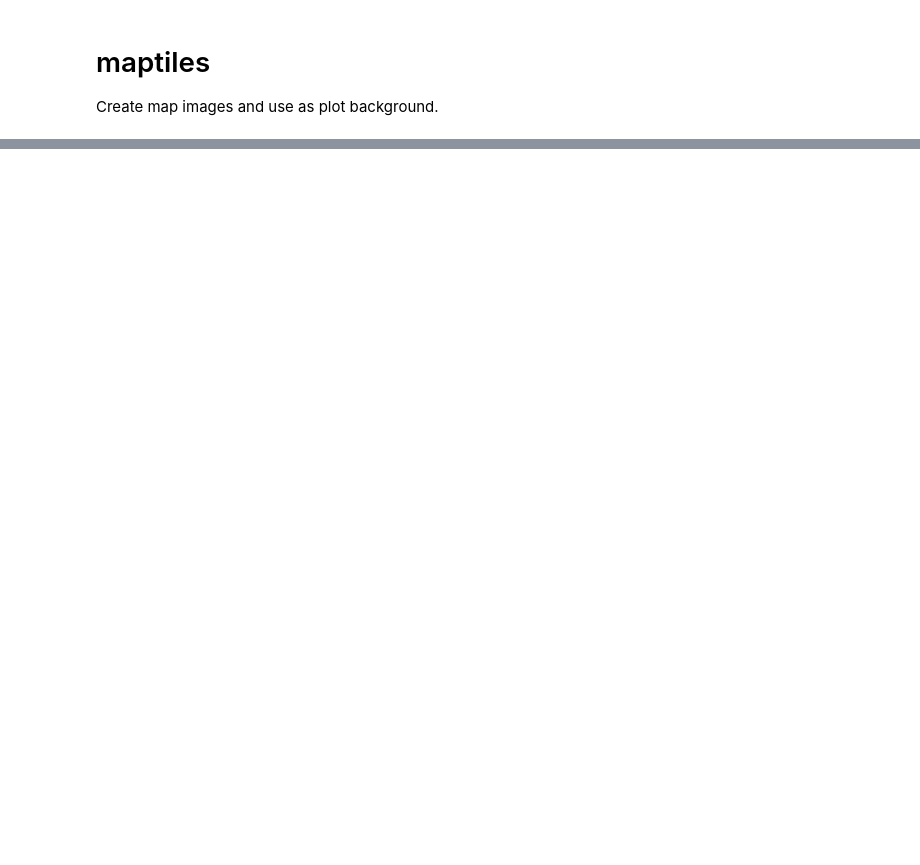
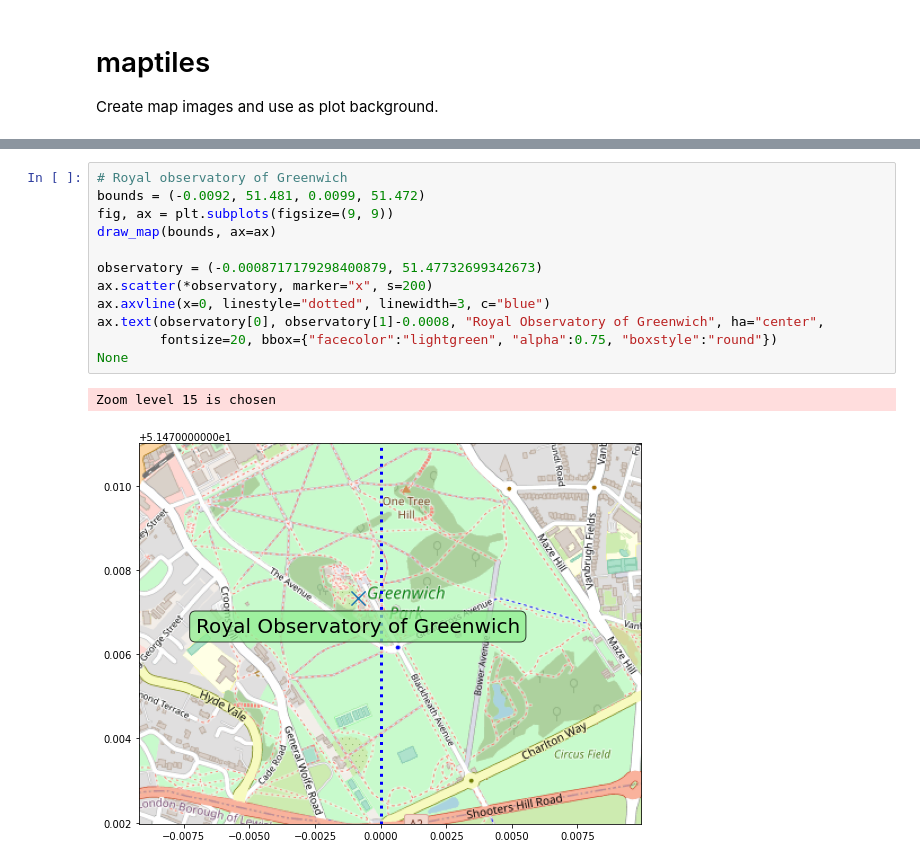
Before and after one commit to kota7/maptiles, a Jupyter notebook: example.ipynb, the cells around one changed output, grey strips where cells are left out. Saved outputs shown, nothing was run; the diff lists cells and outputs as text; blank space fills up the shorter version.

```diff
--- a/example.ipynb
+++ b/example.ipynb
@@ -50,0 +67,15 @@ Zoom level 18 is chosen
+# %%
+# Royal observatory of Greenwich
+bounds = (-0.0092, 51.481, 0.0099, 51.472)
+fig, ax = plt.subplots(figsize=(9, 9))
+draw_map(bounds, ax=ax)
+
+observatory = (-0.0008717179298400879, 51.47732699342673)
+ax.scatter(*observatory, marker="x", s=200)
+ax.axvline(x=0, linestyle="dotted", linewidth=3, c="blue")
+ax.text(observatory[0], observatory[1]-0.0008, "Royal Observatory of Greenwich", ha="center",
+        fontsize=20, bbox={"facecolor":"lightgreen", "alpha":0.75, "boxstyle":"round"})
+None
+# %% [output]
+Zoom level 15 is chosen
+[figure, added]
```
Also changed, not shown: parts of 18 cells of this notebook, 2 other files.
